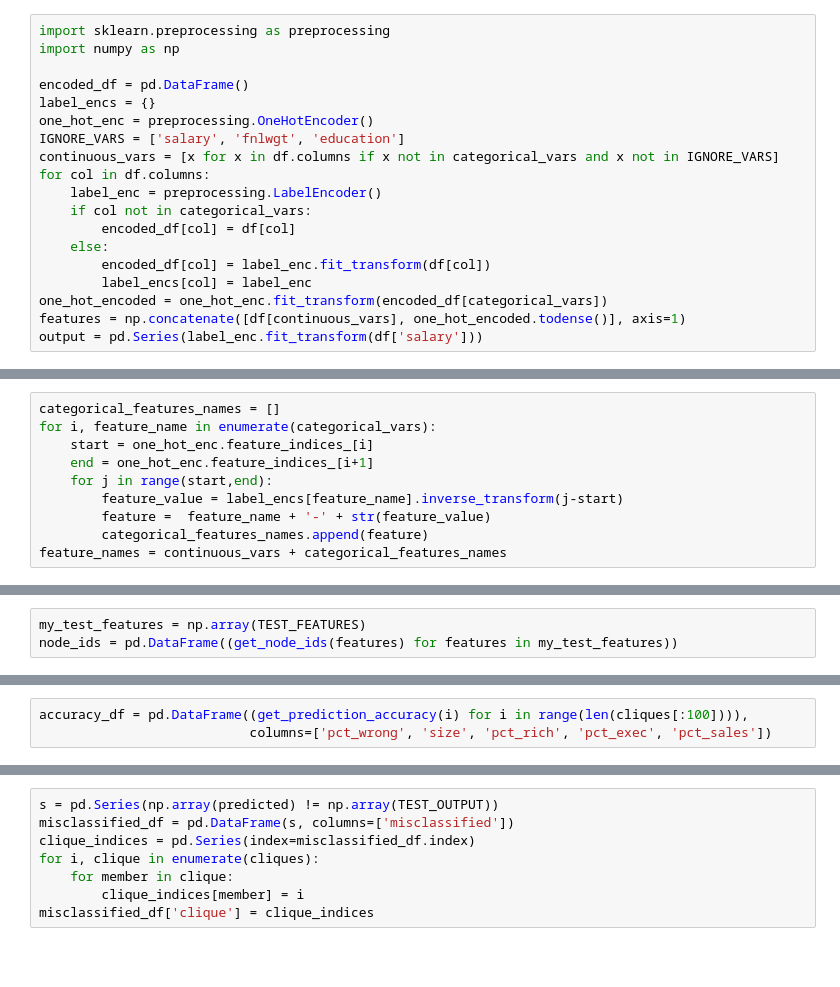
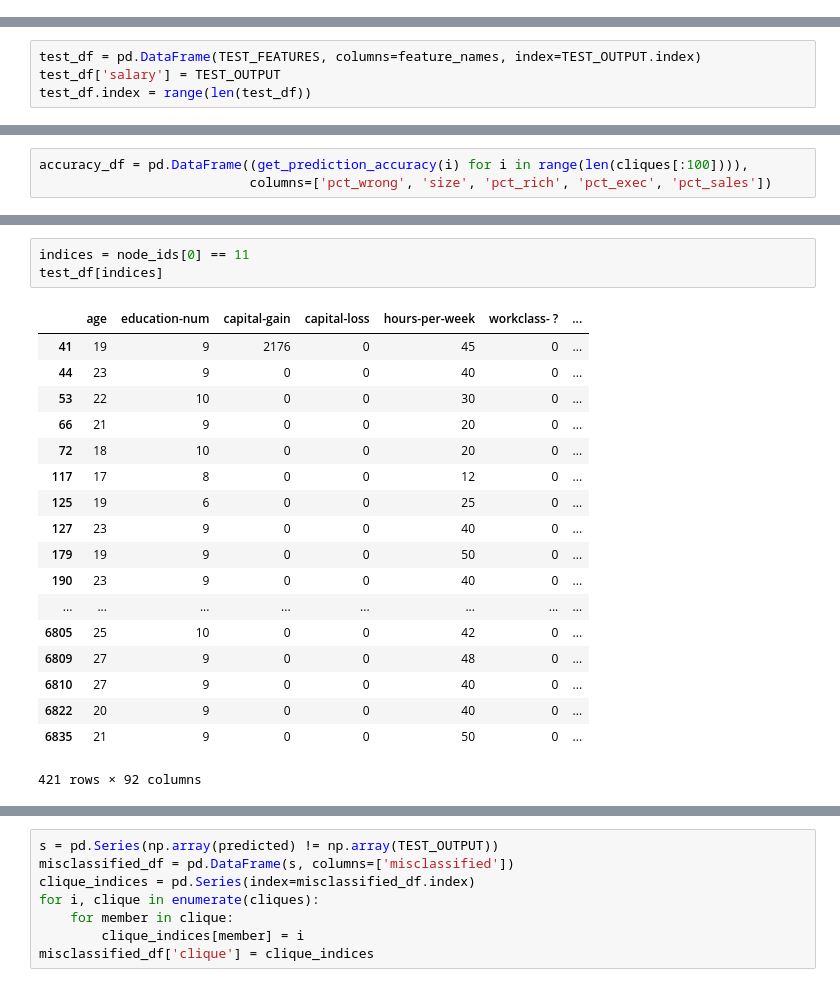
Before and after one commit to jvns/forestspy, a Jupyter notebook: adult dataset.ipynb, the cells around one changed output, grey strips where cells are left out. Cells and saved outputs as stored; diff of their text form; blank space fills up the shorter version.

```diff
--- a/adult dataset.ipynb
+++ b/adult dataset.ipynb
@@ -51,34 +33,5 @@ categorical_vars = ['workclass', 'marital-status'
-# %%
-import sklearn.preprocessing as preprocessing
-import numpy as np
-
-encoded_df = pd.DataFrame()
-label_encs = {}
-one_hot_enc = preprocessing.OneHotEncoder()
-IGNORE_VARS = ['salary', 'fnlwgt', 'education']
-continuous_vars = [x for x in df.columns if x not in categorical_vars and x not in IGNORE_VARS]
-for col in df.columns:
-    label_enc = preprocessing.LabelEncoder()
-    if col not in categorical_vars:
-        encoded_df[col] = df[col]
-    else:
-        encoded_df[col] = label_enc.fit_transform(df[col])
-        label_encs[col] = label_enc
-one_hot_encoded = one_hot_enc.fit_transform(encoded_df[categorical_vars])
-features = np.concatenate([df[continuous_vars], one_hot_encoded.todense()], axis=1)
-output = pd.Series(label_enc.fit_transform(df['salary']))
 # %% [markdown]
 GET THE FEATURE NAMES
-# %%
-categorical_features_names = []
-for i, feature_name in enumerate(categorical_vars):
-    start = one_hot_enc.feature_indices_[i]
-    end = one_hot_enc.feature_indices_[i+1]
-    for j in range(start,end):
-        feature_value = label_encs[feature_name].inverse_transform(j-start)
-        feature =  feature_name + '-' + str(feature_value)
-        categorical_features_names.append(feature)
-feature_names = continuous_vars + categorical_features_names
 # %%
 cls = RandomForestClassifier(min_samples_leaf = 10, random_state=42, max_depth=20, n_estimators=40)
 # %%
@@ -333,3 +150,0 @@ def get_node_ids(features):
-# %%
-my_test_features = np.array(TEST_FEATURES)
-node_ids = pd.DataFrame((get_node_ids(features) for features in my_test_features))
@@ -335,0 +253,4 @@ node_ids = pd.DataFrame((get_node_ids(features) for features in my_test_features
+# %%
+test_df = pd.DataFrame(TEST_FEATURES, columns=feature_names, index=TEST_OUTPUT.index)
+test_df['salary'] = TEST_OUTPUT
+test_df.index = range(len(test_df))
@@ -391,0 +370,22 @@ accuracy_df = pd.DataFrame((get_prediction_accuracy(i) for i in range(len(clique
+# %%
+indices = node_ids[0] == 11
+test_df[indices]
+# %% [output]
+|  | age | education-num | capital-gain | capital-loss | hours-per-week | workclass- ? | ... |
+| 41 | 19 | 9 | 2176 | 0 | 45 | 0 | ... |
+| 44 | 23 | 9 | 0 | 0 | 40 | 0 | ... |
+| 53 | 22 | 10 | 0 | 0 | 30 | 0 | ... |
+| 66 | 21 | 9 | 0 | 0 | 20 | 0 | ... |
+| 72 | 18 | 10 | 0 | 0 | 20 | 0 | ... |
+| 117 | 17 | 8 | 0 | 0 | 12 | 0 | ... |
+| 125 | 19 | 6 | 0 | 0 | 25 | 0 | ... |
+| 127 | 23 | 9 | 0 | 0 | 40 | 0 | ... |
+| 179 | 19 | 9 | 0 | 0 | 50 | 0 | ... |
+| 190 | 23 | 9 | 0 | 0 | 40 | 0 | ... |
+| ... | ... | ... | ... | ... | ... | ... | ... |
+| 6805 | 25 | 10 | 0 | 0 | 42 | 0 | ... |
+| 6809 | 27 | 9 | 0 | 0 | 48 | 0 | ... |
+| 6810 | 27 | 9 | 0 | 0 | 40 | 0 | ... |
+| 6822 | 20 | 9 | 0 | 0 | 40 | 0 | ... |
+| 6835 | 21 | 9 | 0 | 0 | 50 | 0 | ... |
+421 rows × 92 columns
```
Also changed, not shown: parts of 49 cells of this notebook.
